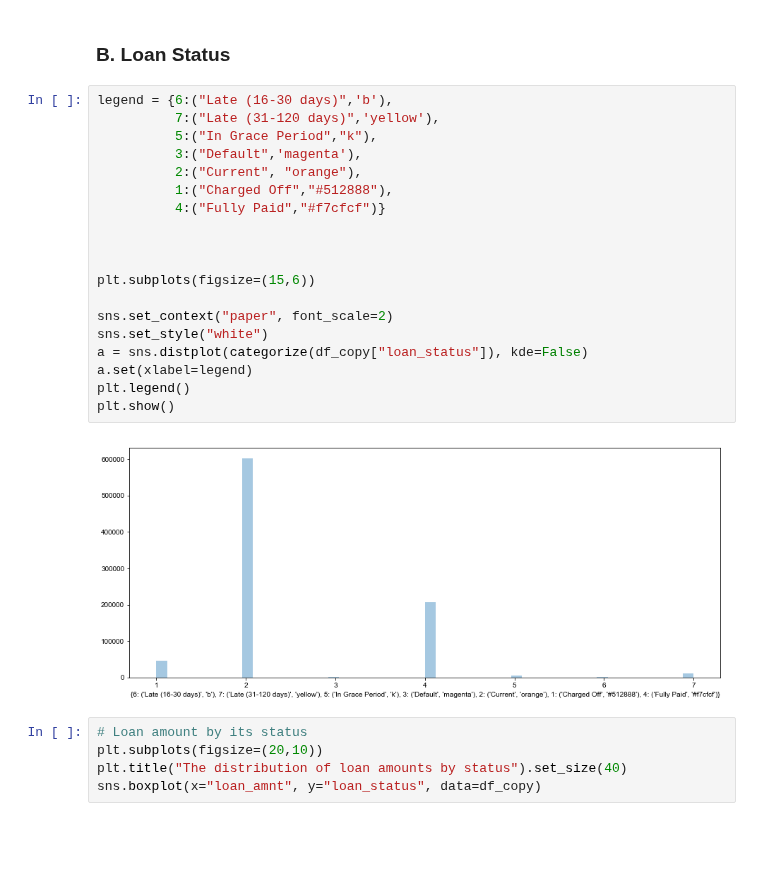
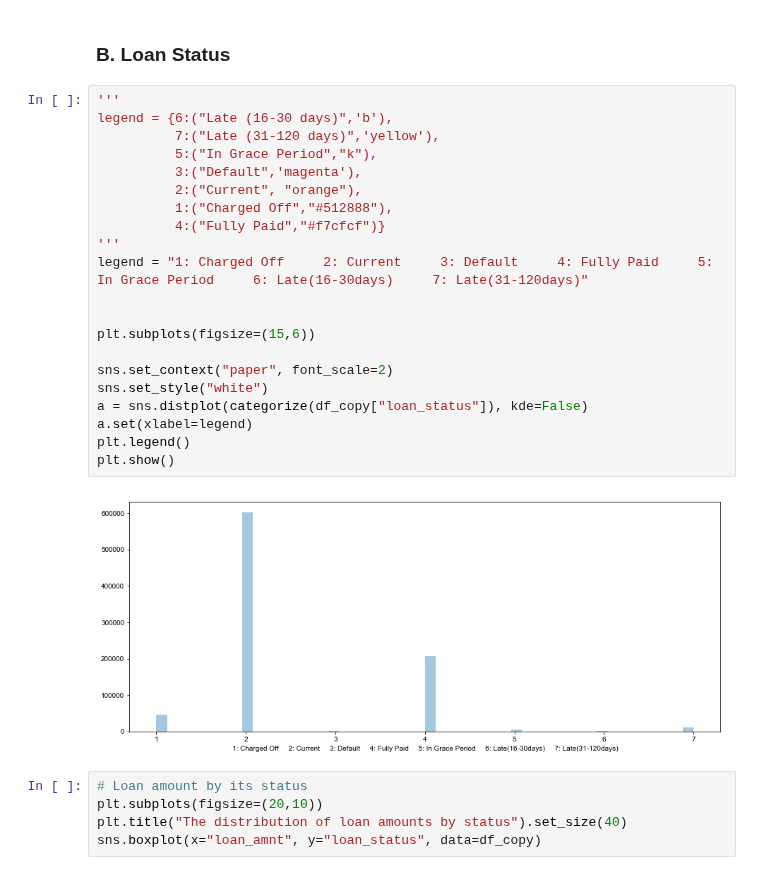
Before and after one commit to Deedasmi/mis665_final, a Jupyter notebook: mis665_final.ipynb, the cells around one changed output. Saved outputs shown, nothing was run; the diff lists cells and outputs as text; blank space fills up the shorter version.

```diff
--- a/mis665_final.ipynb
+++ b/mis665_final.ipynb
@@ -152,26 +152,28 @@ plt.show()
 # %% [markdown]
 ### B. Loan Status
 # %%
+'''
 legend = {6:("Late (16-30 days)",'b'),
           7:("Late (31-120 days)",'yellow'),
           5:("In Grace Period","k"),
           3:("Default",'magenta'),
           2:("Current", "orange"),
           1:("Charged Off","#512888"),
           4:("Fully Paid","#f7cfcf")}
-
+'''
+legend = "1: Charged Off     2: Current     3: Default     4: Fully Paid     5: In Grace Period     6: Late(16-30days)     7: Late(31-120days)"
 
 
 plt.subplots(figsize=(15,6))
 
 sns.set_context("paper", font_scale=2)
 sns.set_style("white")
 a = sns.distplot(categorize(df_copy["loan_status"]), kde=False)
 a.set(xlabel=legend)
 plt.legend()
 plt.show()
 # %% [output]
-[figure, old version]
+[figure, new version]
 # %%
 # Loan amount by its status
 plt.subplots(figsize=(20,10))
```
Also changed, not shown: parts of 30 cells of this notebook.
